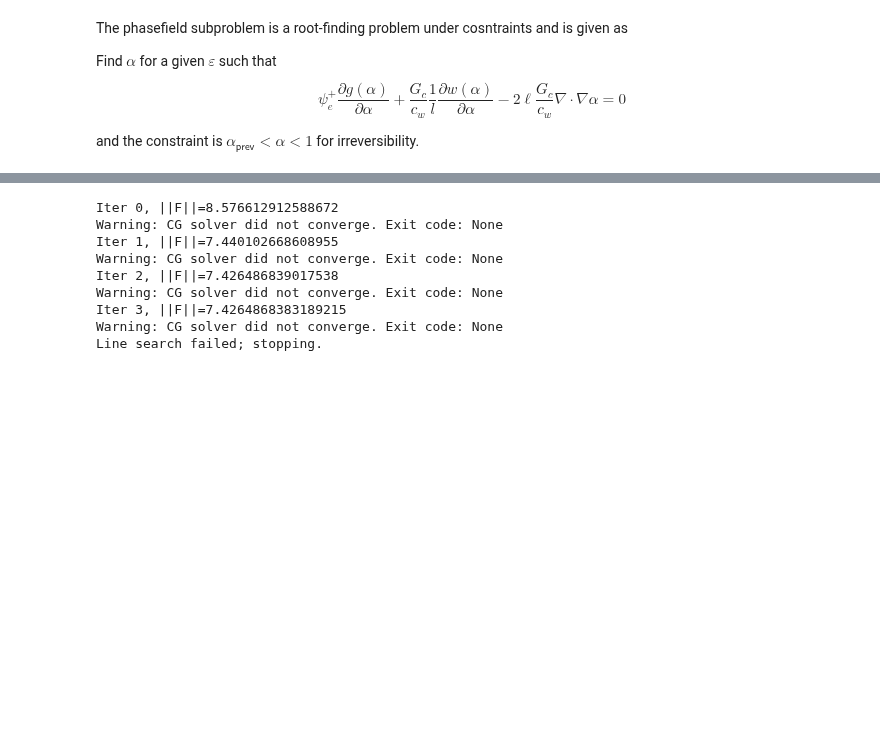
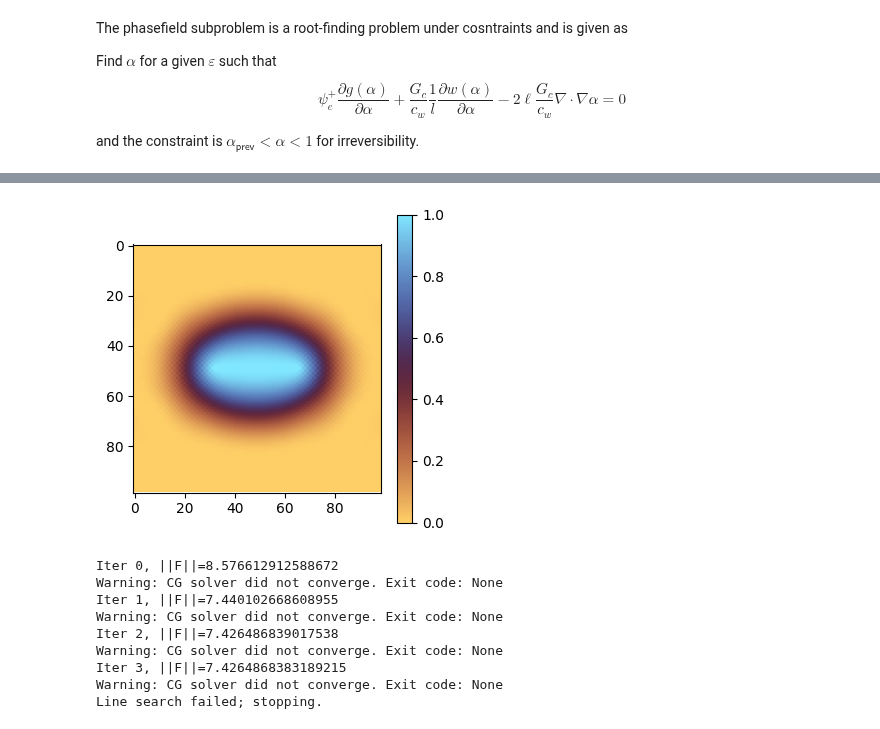
Before and after one commit to smec-ethz/xpektra, a Jupyter notebook: docs/examples/phasefield_fracture_2D.ipynb, the cells around one changed output, grey strips where cells are left out. Saved outputs shown, nothing was run; the diff lists cells and outputs as text; code cells hidden in the pictures; blank space fills up the shorter version.

```diff
--- a/docs/examples/phasefield_fracture_2D.ipynb
+++ b/docs/examples/phasefield_fracture_2D.ipynb
@@ -370,0 +516,20 @@ and the constraint is $\alpha_\textsf{prev} < \alpha < 1 $ for irreversibility.
+# %%
+# We need a new function that returns a scalar to be *minimized*.
+# The standard choice is the sum of squares of the residual.
+
+@eqx.filter_jit
+def least_squares_objective(alpha, F_func):
+    """
+    Computes the scalar objective: 1/2 * ||F(alpha)||^2
+
+    Args:
+        alpha: The input vector
+        F_func: Your original function that returns the residual vector
+    """
+    residual_vector = F_func(alpha)
+    return 0.5 * jnp.dot(residual_vector, residual_vector)
+# %%
+# --- Create the bounds tuple ---
+bounds = (structure.reshape(-1), jnp.ones(N*N))
+
+least_squares_objective_partial = eqx.Partial(least_squares_objective, F_func=F)
@@ -371,3 +554,10 @@ and the constraint is $\alpha_\textsf{prev} < \alpha < 1 $ for irreversibility.
+# %%
+plt.figure(figsize=(4, 4))
+cb = plt.imshow(sol_scipy.reshape((N, N)), cmap="managua")
+plt.colorbar(cb)
+plt.show()
+# %% [output]
+[figure, added]
 # %%
 import jax.scipy.sparse.linalg as jsl
 
```
Also changed, not shown: parts of 12 cells of this notebook, 1 other file.
